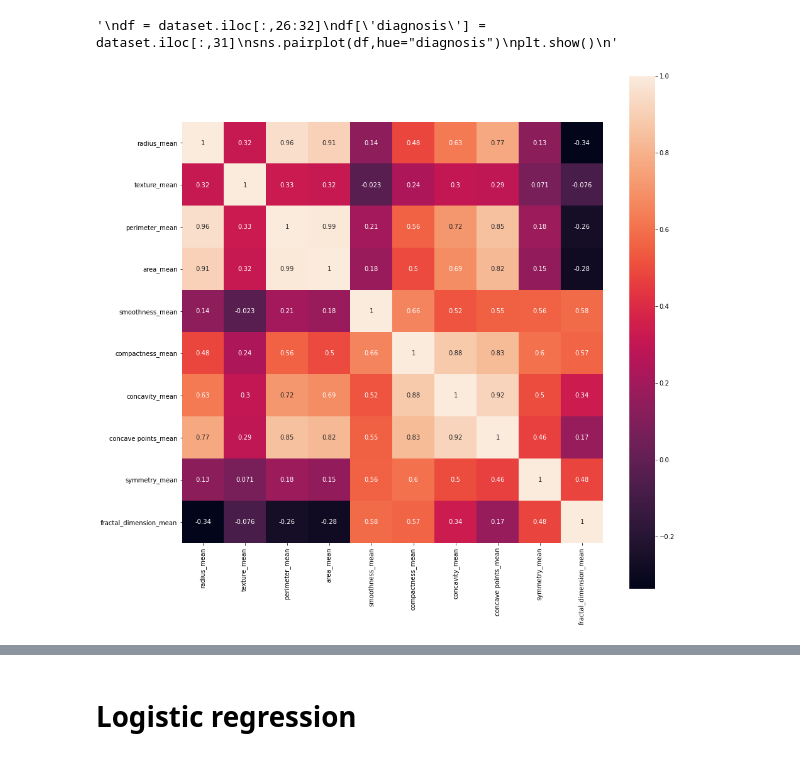
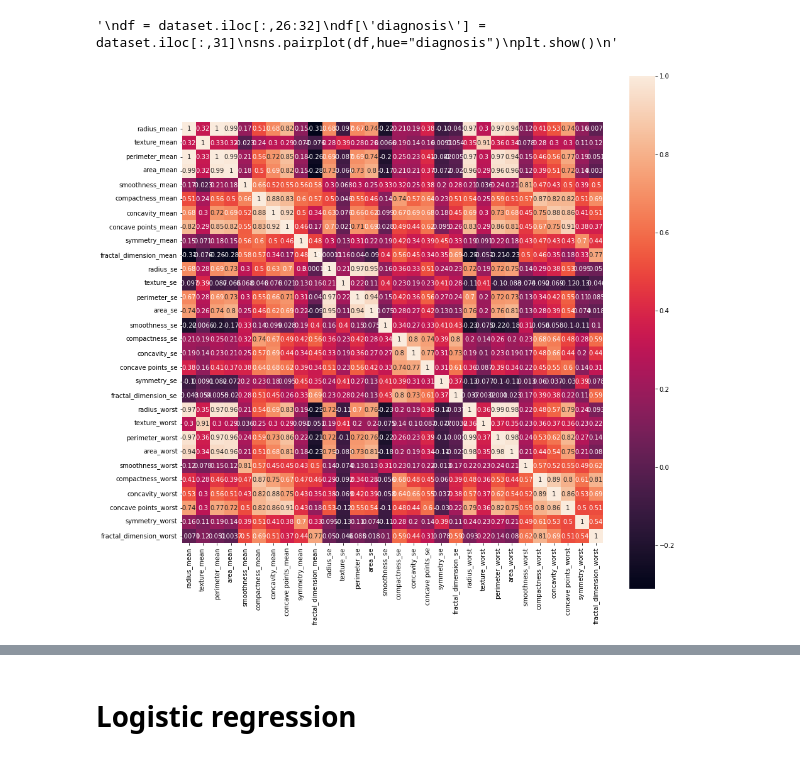
Before and after one commit to Rp-Shamita/Breast-Cancer-Detection-Model, a Jupyter notebook: ML_Project.ipynb, the cells around one changed output, grey strips where cells are left out. Saved outputs shown, nothing was run; the diff lists cells and outputs as text; code cells hidden in the pictures.

```diff
--- a/ML_Project.ipynb
+++ b/ML_Project.ipynb
@@ -27,8 +29,3 @@ sns.countplot(dataset.diagnosis,label="count")
 plt.show()
 # %% [output]
 [figure]
-# %%
-from sklearn.preprocessing import LabelEncoder
-labelEncoder_Y=LabelEncoder()
-dataset.iloc[:,31]=labelEncoder_Y.fit_transform(dataset.iloc[:,31].values)
-print(dataset.iloc[:,31])
@@ -48 +32,6 @@ Name: diagnosis, Length: 569, dtype: int32
+# %%
+datasetg = dataset
+from sklearn.preprocessing import LabelEncoder
+labelencoder_Y = LabelEncoder()
+Y = labelencoder_Y.fit_transform(Y)
 # %%
@@ -95,10 +86,10 @@ plt.show()
 '\ndf = dataset.iloc[:,26:32]\ndf[\'diagnosis\'] = dataset.iloc[:,31]\nsns.pairplot(df,hue="diagnosis")\nplt.show()\n'
 # %%
 #draw a heatmap between mean features and diagnosis
-features_mean = ['radius_mean','texture_mean','perimeter_mean','area_mean','smoothness_mean', 'compactness_mean', 'concavity_mean','concave points_mean', 'symmetry_mean', 'fractal_dimension_mean']
+features_mean = ['radius_mean','texture_mean','perimeter_mean','area_mean','smoothness_mean','compactness_mean','concavity_mean','concave points_mean','symmetry_mean','fractal_dimension_mean','radius_se','texture_se','perimeter_se','area_se','smoothness_se','compactness_se','concavity_se','concave points_se','symmetry_se','fractal_dimension_se','radius_worst','texture_worst','perimeter_worst','area_worst','smoothness_worst','compactness_worst','concavity_worst','concave points_worst','symmetry_worst','fractal_dimension_worst']
 plt.figure(figsize=(15,15))
-heat = sns.heatmap(dataset[features_mean].corr(), vmax=1, square=True, annot=True)
+heat = sns.heatmap(datasetg[features_mean].corr(), vmax=1, square=True, annot=True)
 # %% [output]
-[figure, old version]
+[figure, new version]
 # %%
 # Seaborn's Stripplot
```
Also changed, not shown: parts of 6 cells of this notebook, 1 other file.
